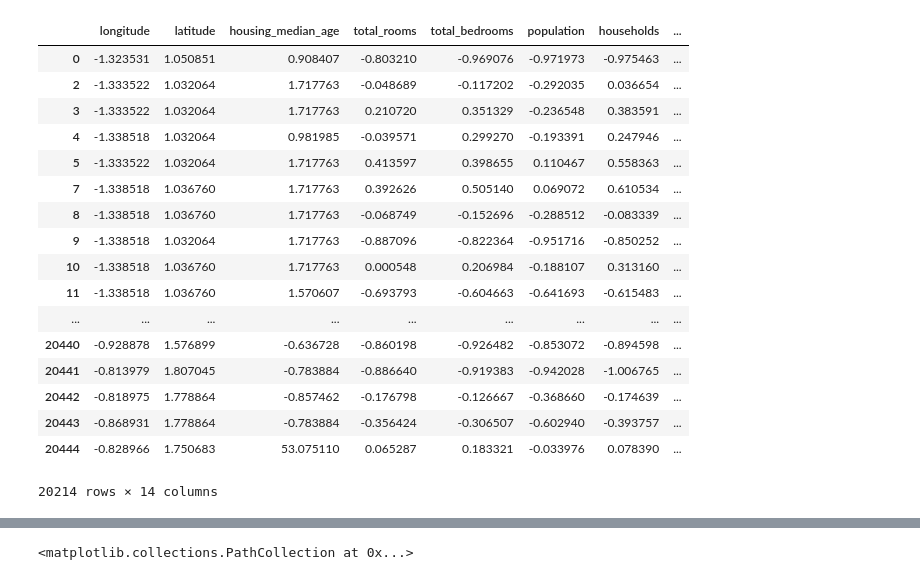
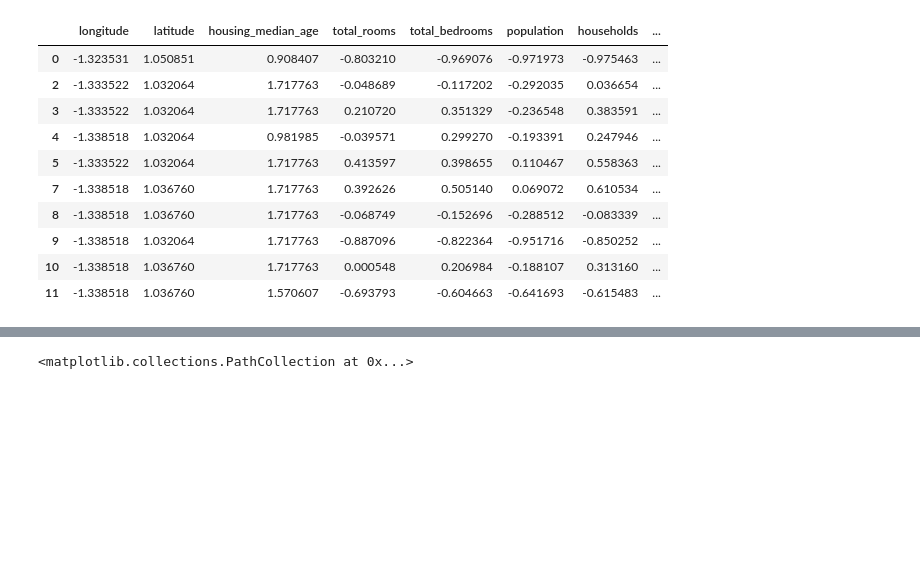
Before and after one commit to Levon27/Intelig-ncia-Artificial, a Jupyter notebook: ia_tiago_california.ipynb, the cells around one changed output, grey strips where cells are left out. Cells and saved outputs as stored; diff of their text form; code cells hidden in the pictures; blank space fills up the shorter version.

```diff
--- a/ia_tiago_california.ipynb
+++ b/ia_tiago_california.ipynb
@@ -102,29 +81,22 @@ df_one_hot
 # %%
 cols = df_one_hot.columns
 
 df_norm = df_one_hot
 
 df_norm = df_one_hot.apply(zscore)
 #df_norm = min_max(df_one_hot)
 
-df_norm
+df_norm.head(10)
 # %% [output]
 |  | longitude | latitude | housing_median_age | total_rooms | total_bedrooms | population | households | ... |
 | 0 | -1.323531 | 1.050851 | 0.908407 | -0.803210 | -0.969076 | -0.971973 | -0.975463 | ... |
 | 2 | -1.333522 | 1.032064 | 1.717763 | -0.048689 | -0.117202 | -0.292035 | 0.036654 | ... |
 | 3 | -1.333522 | 1.032064 | 1.717763 | 0.210720 | 0.351329 | -0.236548 | 0.383591 | ... |
 | 4 | -1.338518 | 1.032064 | 0.981985 | -0.039571 | 0.299270 | -0.193391 | 0.247946 | ... |
 | 5 | -1.333522 | 1.032064 | 1.717763 | 0.413597 | 0.398655 | 0.110467 | 0.558363 | ... |
 | 7 | -1.338518 | 1.036760 | 1.717763 | 0.392626 | 0.505140 | 0.069072 | 0.610534 | ... |
 | 8 | -1.338518 | 1.036760 | 1.717763 | -0.068749 | -0.152696 | -0.288512 | -0.083339 | ... |
 | 9 | -1.338518 | 1.032064 | 1.717763 | -0.887096 | -0.822364 | -0.951716 | -0.850252 | ... |
 | 10 | -1.338518 | 1.036760 | 1.717763 | 0.000548 | 0.206984 | -0.188107 | 0.313160 | ... |
 | 11 | -1.338518 | 1.036760 | 1.570607 | -0.693793 | -0.604663 | -0.641693 | -0.615483 | ... |
-| ... | ... | ... | ... | ... | ... | ... | ... | ... |
-| 20440 | -0.928878 | 1.576899 | -0.636728 | -0.860198 | -0.926482 | -0.853072 | -0.894598 | ... |
-| 20441 | -0.813979 | 1.807045 | -0.783884 | -0.886640 | -0.919383 | -0.942028 | -1.006765 | ... |
-| 20442 | -0.818975 | 1.778864 | -0.857462 | -0.176798 | -0.126667 | -0.368660 | -0.174639 | ... |
-| 20443 | -0.868931 | 1.778864 | -0.783884 | -0.356424 | -0.306507 | -0.602940 | -0.393757 | ... |
-| 20444 | -0.828966 | 1.750683 | 53.075110 | 0.065287 | 0.183321 | -0.033976 | 0.078390 | ... |
-20214 rows × 14 columns
 # %%
```
Also changed, not shown: parts of 14 cells of this notebook, 1 other file.
